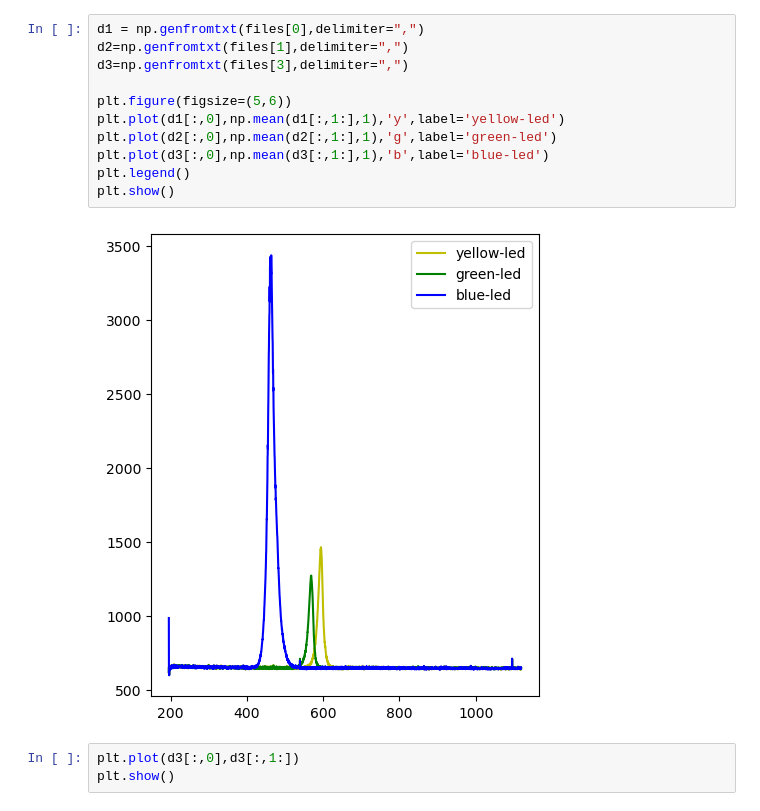
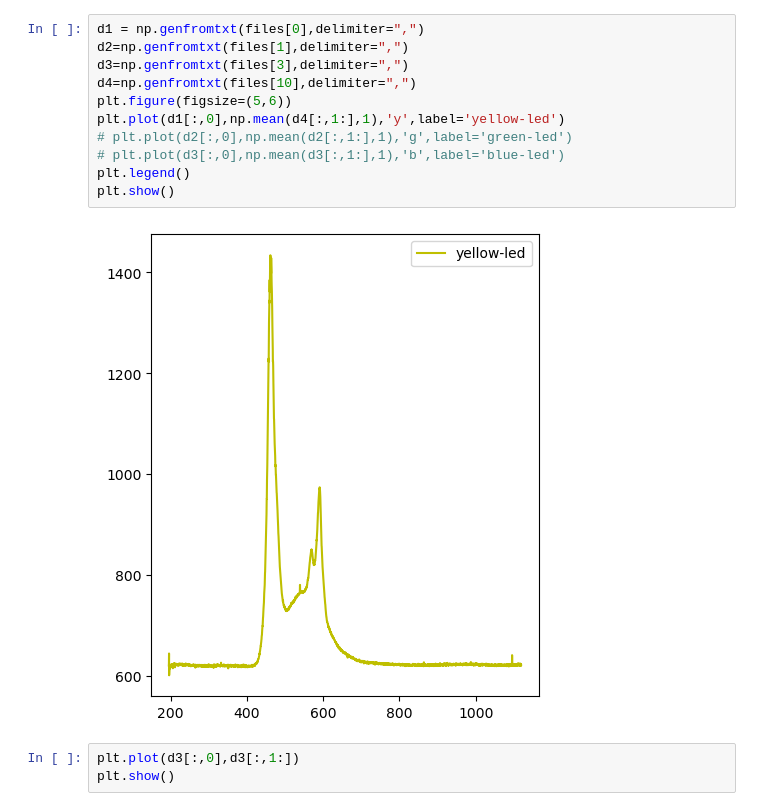
Before and after one commit to NanophotonIICOs/iico-spectra, a Jupyter notebook: notebooks/hr4000.ipynb, the cells around one changed output. Cells and saved outputs as stored; diff of their text form.

```diff
--- a/notebooks/hr4000.ipynb
+++ b/notebooks/hr4000.ipynb
@@ -9,16 +21,16 @@ files
 # %%
 d1 = np.genfromtxt(files[0],delimiter=",")
 d2=np.genfromtxt(files[1],delimiter=",")
 d3=np.genfromtxt(files[3],delimiter=",")
-
+d4=np.genfromtxt(files[10],delimiter=",")
 plt.figure(figsize=(5,6))
-plt.plot(d1[:,0],np.mean(d1[:,1:],1),'y',label='yellow-led')
-plt.plot(d2[:,0],np.mean(d2[:,1:],1),'g',label='green-led')
-plt.plot(d3[:,0],np.mean(d3[:,1:],1),'b',label='blue-led')
+plt.plot(d1[:,0],np.mean(d4[:,1:],1),'y',label='yellow-led')
+# plt.plot(d2[:,0],np.mean(d2[:,1:],1),'g',label='green-led')
+# plt.plot(d3[:,0],np.mean(d3[:,1:],1),'b',label='blue-led')
 plt.legend()
 plt.show()
 # %% [output]
-[figure, old version]
+[figure, new version]
 # %%
 plt.plot(d3[:,0],d3[:,1:])
 plt.show()
```
Also changed, not shown: parts of 3 cells of this notebook, 1 other file.
